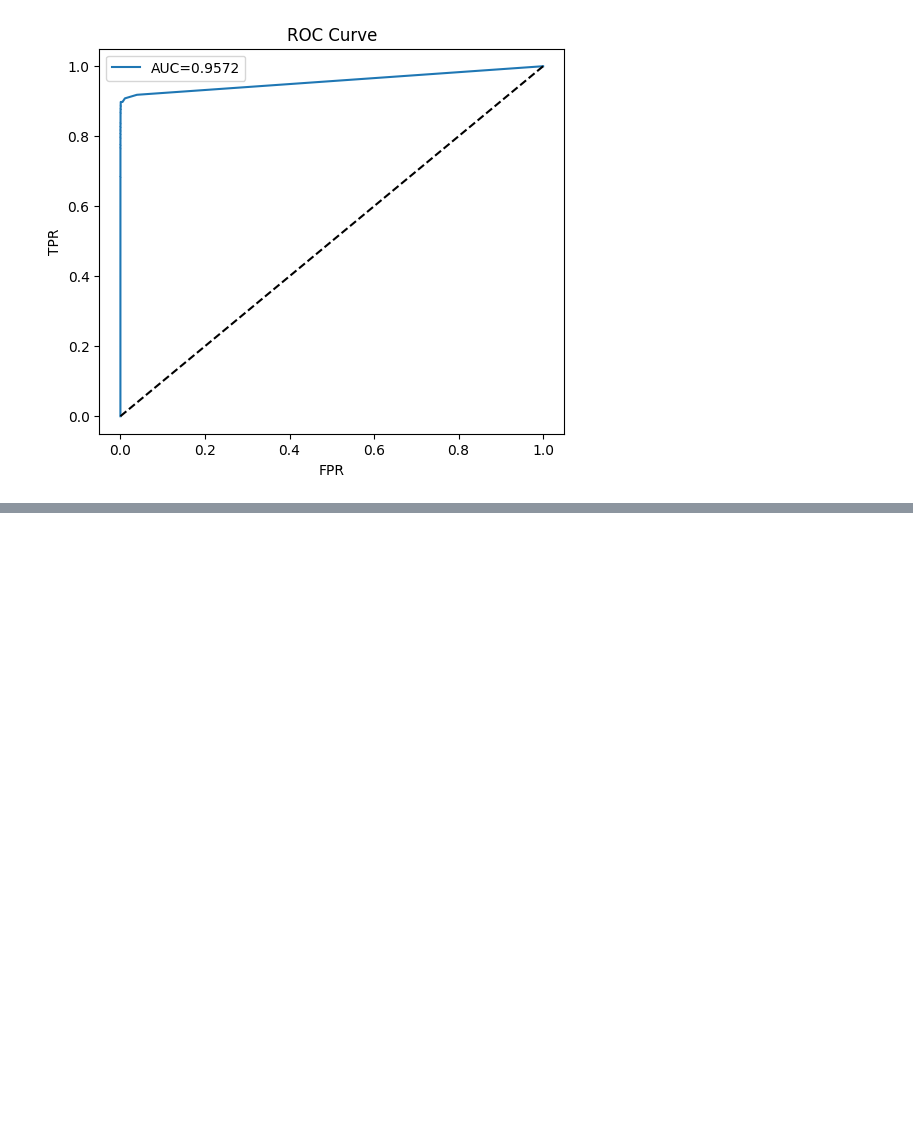
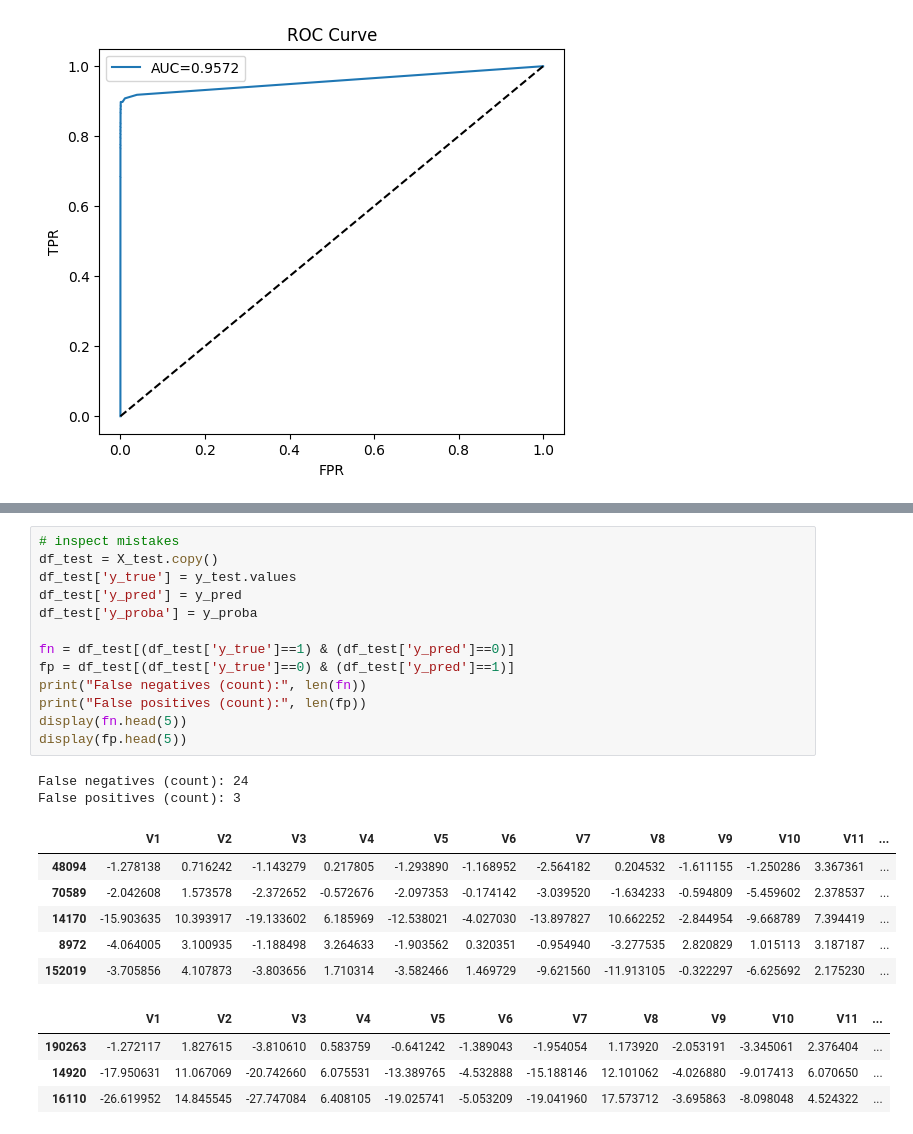
Before and after one commit to Shashwat-Ovhal/credit-card-fraud-detection-behavioral-augmentation, a Jupyter notebook: Notebook/Credit_Card_Fraud__Detection.ipynb, the cells around one changed output, grey strips where cells are left out. Cells and saved outputs as stored; diff of their text form; blank space fills up the shorter version.

```diff
--- a/Notebook/Credit_Card_Fraud__Detection.ipynb
+++ b/Notebook/Credit_Card_Fraud__Detection.ipynb
@@ -223,0 +260,26 @@ ROC AUC: 0.9572128953579181
+# %%
+# inspect mistakes
+df_test = X_test.copy()
+df_test['y_true'] = y_test.values
+df_test['y_pred'] = y_pred
+df_test['y_proba'] = y_proba
+
+fn = df_test[(df_test['y_true']==1) & (df_test['y_pred']==0)]
+fp = df_test[(df_test['y_true']==0) & (df_test['y_pred']==1)]
+print("False negatives (count):", len(fn))
+print("False positives (count):", len(fp))
+display(fn.head(5))
+display(fp.head(5))
+# %% [output]
+False negatives (count): 24
+False positives (count): 3
+|  | V1 | V2 | V3 | V4 | V5 | V6 | V7 | V8 | V9 | V10 | V11 | ... |
+| 48094 | -1.278138 | 0.716242 | -1.143279 | 0.217805 | -1.293890 | -1.168952 | -2.564182 | 0.204532 | -1.611155 | -1.250286 | 3.367361 | ... |
+| 70589 | -2.042608 | 1.573578 | -2.372652 | -0.572676 | -2.097353 | -0.174142 | -3.039520 | -1.634233 | -0.594809 | -5.459602 | 2.378537 | ... |
+| 14170 | -15.903635 | 10.393917 | -19.133602 | 6.185969 | -12.538021 | -4.027030 | -13.897827 | 10.662252 | -2.844954 | -9.668789 | 7.394419 | ... |
+| 8972 | -4.064005 | 3.100935 | -1.188498 | 3.264633 | -1.903562 | 0.320351 | -0.954940 | -3.277535 | 2.820829 | 1.015113 | 3.187187 | ... |
+| 152019 | -3.705856 | 4.107873 | -3.803656 | 1.710314 | -3.582466 | 1.469729 | -9.621560 | -11.913105 | -0.322297 | -6.625692 | 2.175230 | ... |
+|  | V1 | V2 | V3 | V4 | V5 | V6 | V7 | V8 | V9 | V10 | V11 | ... |
+| 190263 | -1.272117 | 1.827615 | -3.810610 | 0.583759 | -0.641242 | -1.389043 | -1.954054 | 1.173920 | -2.053191 | -3.345061 | 2.376404 | ... |
+| 14920 | -17.950631 | 11.067069 | -20.742660 | 6.075531 | -13.389765 | -4.532888 | -15.188146 | 12.101062 | -4.026880 | -9.017413 | 6.070650 | ... |
+| 16110 | -26.619952 | 14.845545 | -27.747084 | 6.408105 | -19.025741 | -5.053209 | -19.041960 | 17.573712 | -3.695863 | -8.098048 | 4.524322 | ... |
```
Also changed, not shown: parts of 2 cells of this notebook, 2 other files.
